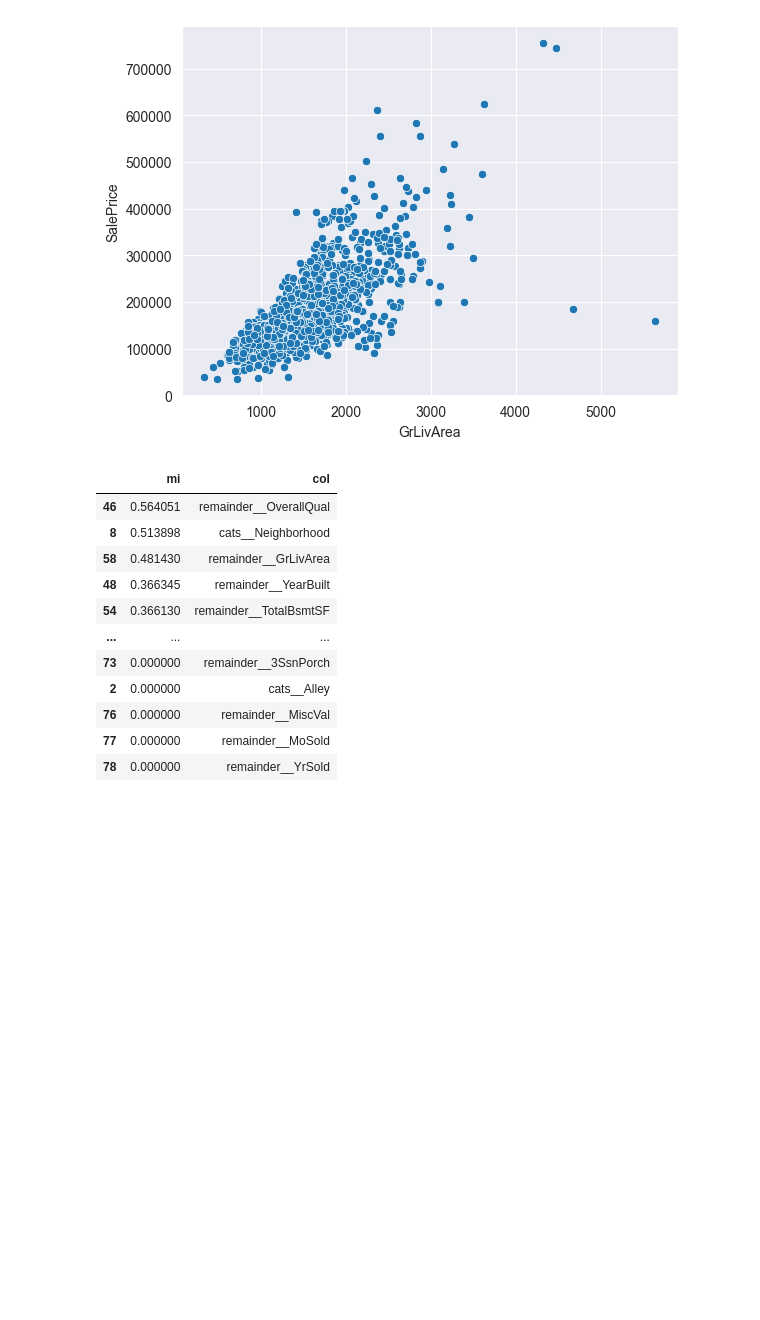
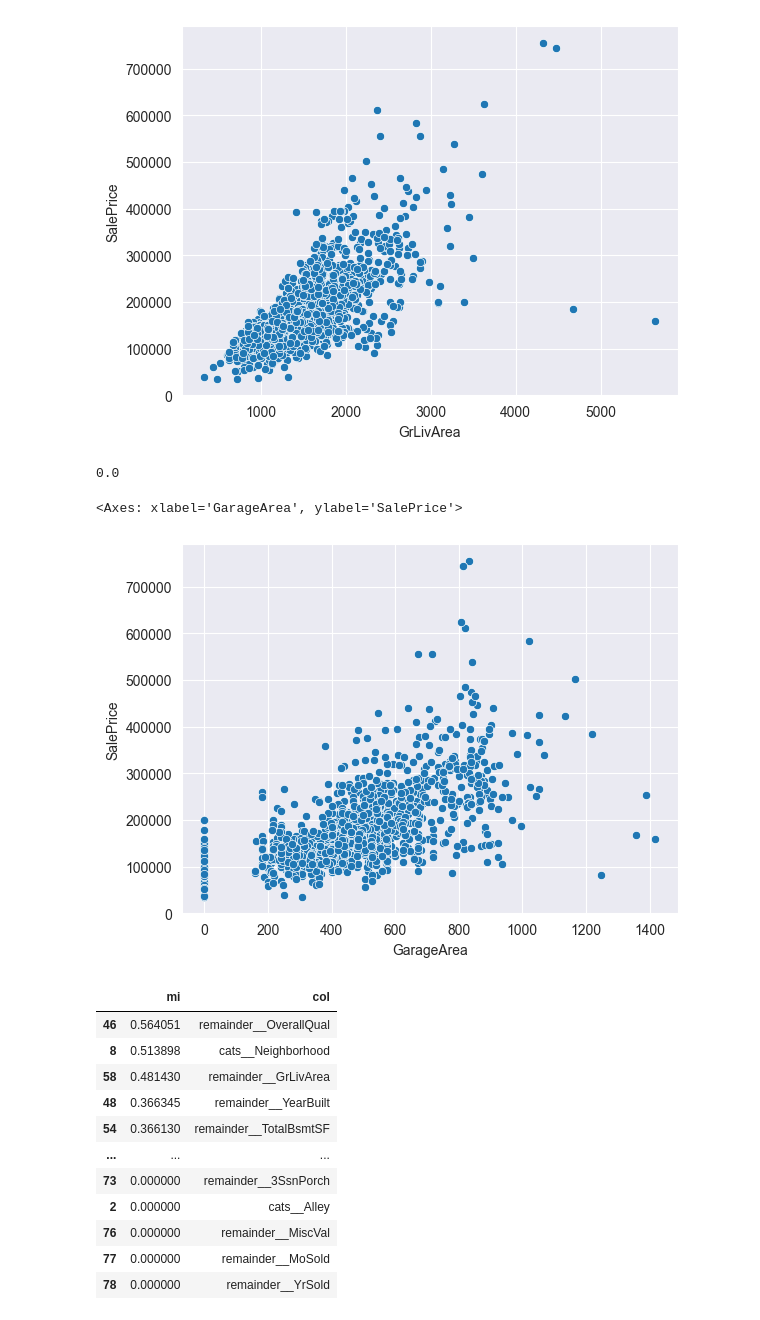
Before and after one commit to steven-solomon/udemy-feml-challenge, a Jupyter notebook: StudentsSolutions_v1.0.0/eda.ipynb, the cells around one changed output. Saved outputs shown, nothing was run; the diff lists cells and outputs as text; code cells hidden in the pictures; blank space fills up the shorter version.

```diff
--- a/StudentsSolutions_v1.0.0/eda.ipynb
+++ b/StudentsSolutions_v1.0.0/eda.ipynb
@@ -721,3 +723,12 @@ sns.scatterplot(df, x="GrLivArea", y="SalePrice")
+# %%
+df["GarageArea"].isna().mean()
+# %% [output]
+0.0
+# %%
+sns.scatterplot(df, x="GarageArea", y="SalePrice")
+# %% [output]
+<Axes: xlabel='GarageArea', ylabel='SalePrice'>
+[figure, added]
 # %%
 # BsmtFullBath
 # %%
```
Also changed, not shown: parts of 1 cell of this notebook, 1 other file.
